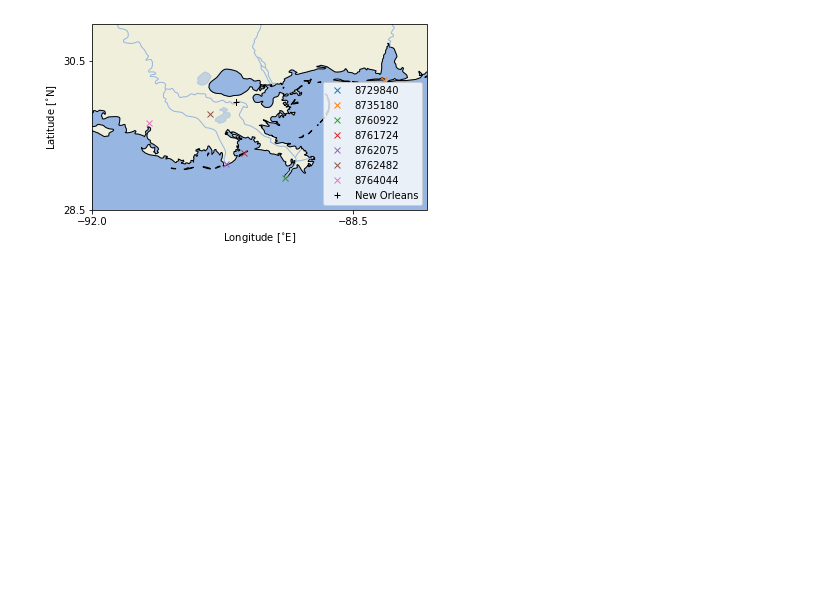
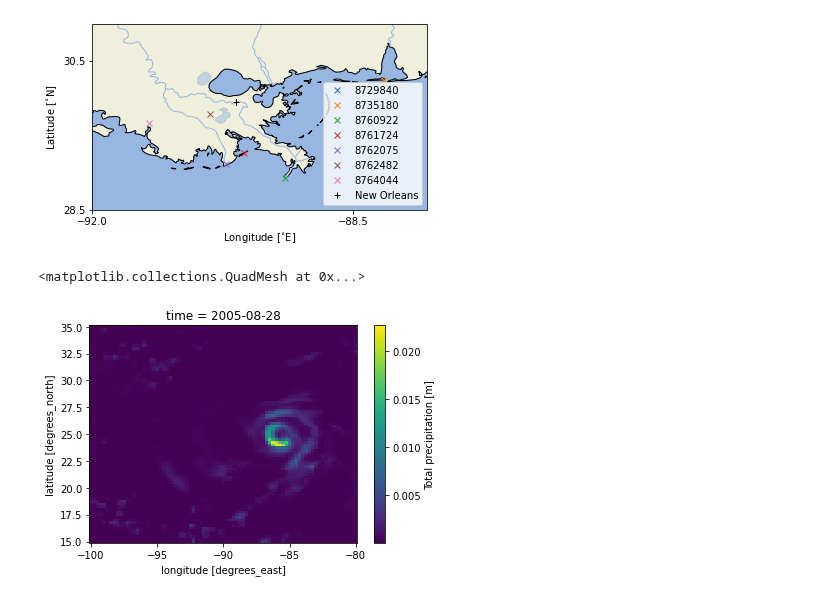
Before and after one commit to sdat2/adcirc-emulation, a Jupyter notebook: notebooks/exploratory/Katrina-Tidal-Guages.ipynb, the cells around one changed output. Drawn from its saved outputs; the diff is of its cells as text; code cells hidden in the pictures; blank space fills up the shorter version.

Commit message:
fix/ext: submitted correct request for era5 data, will make animations of katrina

```diff
--- a/notebooks/exploratory/Katrina-Tidal-Guages.ipynb
+++ b/notebooks/exploratory/Katrina-Tidal-Guages.ipynb
@@ -65,3 +65,10 @@ plt.show()
 ?plt.axes
 # %%
 ?plt.legend
+# %%
+era5 = xr.open_dataset(KATRINA_ERA5_NC)
+# %%
+era5.sel(time="2005-08-28T00:00:00").tp.plot()
+# %% [output]
+<matplotlib.collections.QuadMesh at 0x...>
+[figure, added]
```
Also changed, not shown: parts of 4 cells of this notebook, 4 other files.
